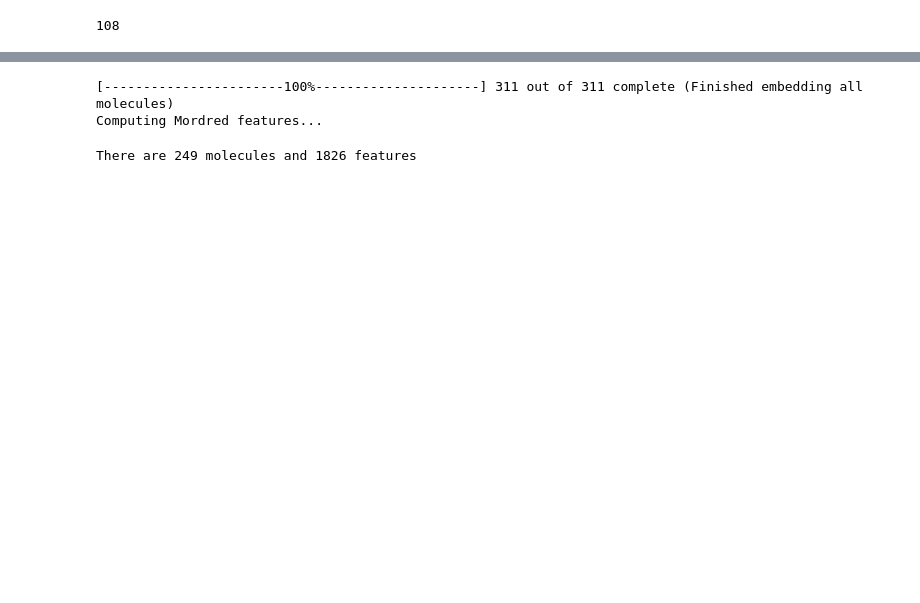
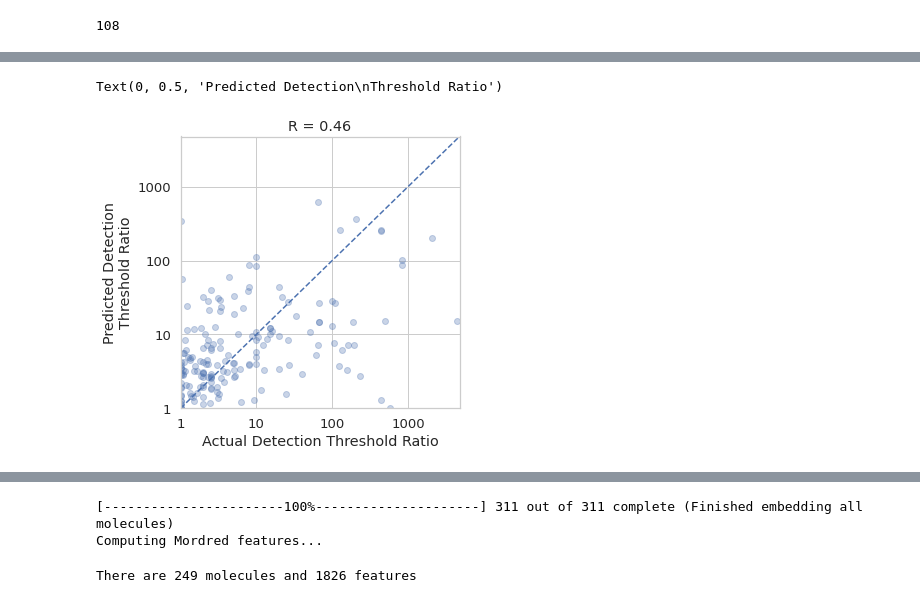
Before and after one commit to rgerkin/enantiomerlist, a Jupyter notebook: OdorantModel.ipynb, the cells around one changed output, grey strips where cells are left out. Saved outputs shown, nothing was run; the diff lists cells and outputs as text; code cells hidden in the pictures; blank space fills up the shorter version.

```diff
--- a/OdorantModel.ipynb
+++ b/OdorantModel.ipynb
@@ -276,15 +333,23 @@ pd.Series(rfr.feature_importances_, Xn_.columns).sort_values(ascending=False).he
 # %%
+sns.set_style('whitegrid')
 svr = SVR(C=10, kernel='rbf')
 svr.fit(Xn, y)
 y_predict = cross_val_predict(svr, Xn, y, cv=LeaveOneOut(), n_jobs=-1)
 y_predict = np.clip(y_predict, 0, np.inf)
+plt.figure(figsize=(5, 5))
 plt.scatter(y, y_predict, alpha=0.3)
-plt.plot([0, 3], [0, 3], '--')
+maxx = y.max()*1.01
+plt.plot([0, maxx], [0, maxx], '--')
+plt.xlim(0.9, maxx)
+plt.ylim(0.9, maxx)
 plt.title('R = %.2g' % np.corrcoef(y, y_predict)[0, 1])
 ticks = range(4)
 plt.xticks(ticks, ['%d' % 10**x for x in ticks])
 plt.yticks(ticks, ['%d' % 10**x for x in ticks])
 plt.xlabel('Actual Detection Threshold Ratio')
 plt.ylabel('Predicted Detection\nThreshold Ratio')
+# %% [output]
+Text(0, 0.5, 'Predicted Detection\nThreshold Ratio')
+[figure, added]
 # %%
 sns.heatmap(svr.support_vectors_, cmap='RdBu_r')
```
Also changed, not shown: parts of 17 cells of this notebook, 4 other files.
